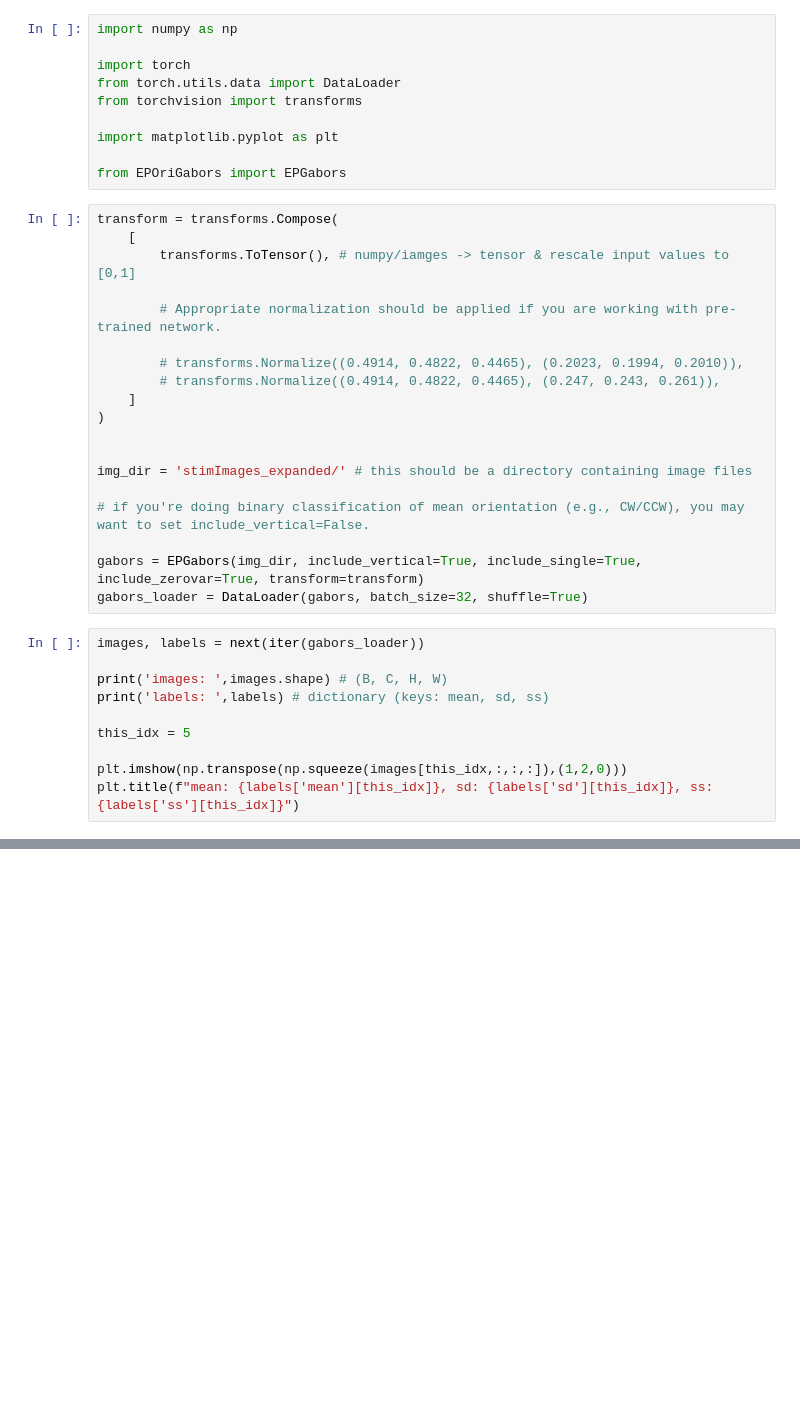
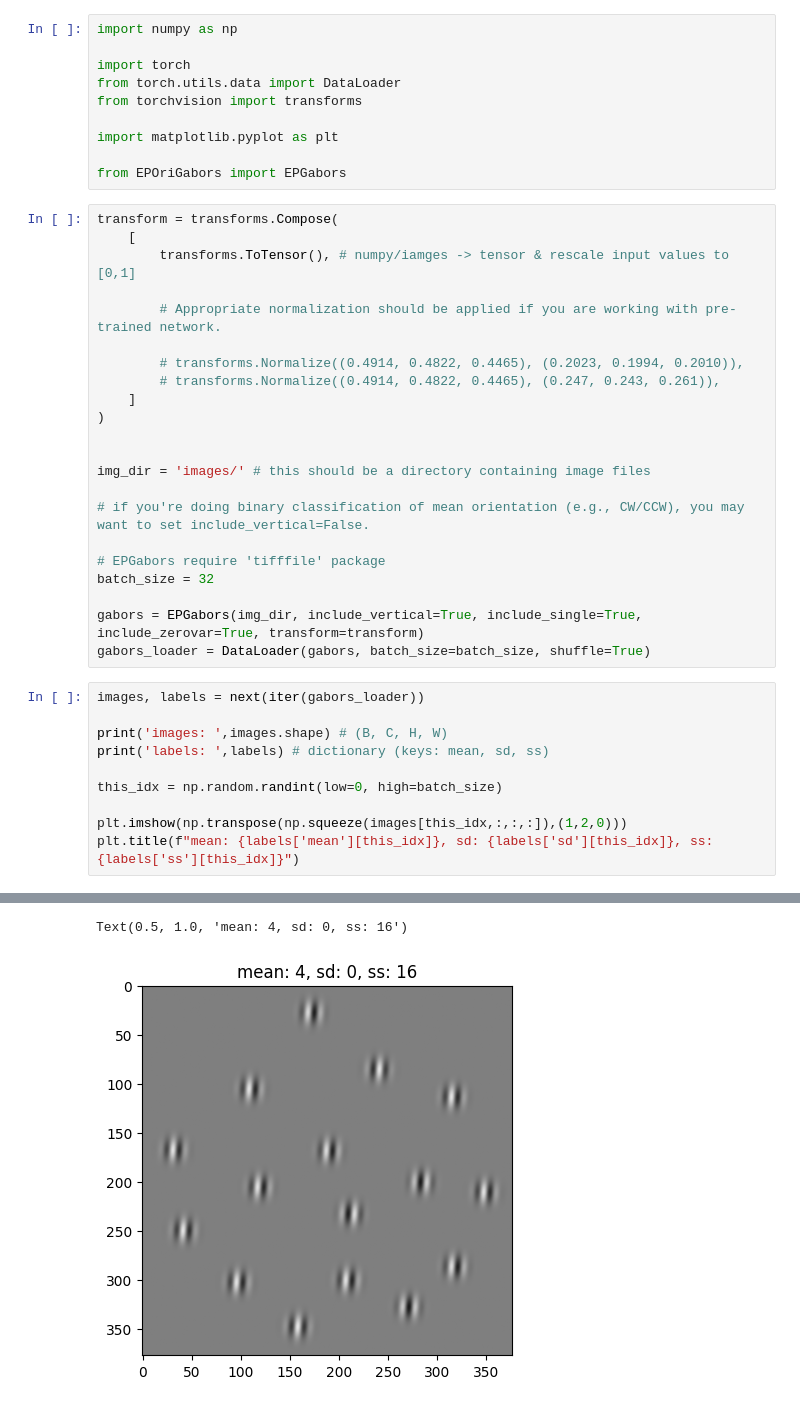
Before and after one commit to JinhyeokJeong/EPGabors, a Jupyter notebook: demo.ipynb, the cells around one changed output, grey strips where cells are left out. Drawn from its saved outputs; the diff is of its cells as text; blank space fills up the shorter version.

```diff
--- a/demo.ipynb
+++ b/demo.ipynb
@@ -21,19 +21,23 @@ transform = transforms.Compose(
 )
 
 
-img_dir = 'stimImages_expanded/' # this should be a directory containing image files
+img_dir = 'images/' # this should be a directory containing image files
 
 # if you're doing binary classification of mean orientation (e.g., CW/CCW), you may want to set include_vertical=False.
 
+# EPGabors require 'tifffile' package
+batch_size = 32
+
 gabors = EPGabors(img_dir, include_vertical=True, include_single=True, include_zerovar=True, transform=transform)
-gabors_loader = DataLoader(gabors, batch_size=32, shuffle=True)
+gabors_loader = DataLoader(gabors, batch_size=batch_size, shuffle=True)
 # %%
 images, labels = next(iter(gabors_loader))
 
 print('images: ',images.shape) # (B, C, H, W)
 print('labels: ',labels) # dictionary (keys: mean, sd, ss)
 
-this_idx = 5
+this_idx = np.random.randint(low=0, high=batch_size)
 
 plt.imshow(np.transpose(np.squeeze(images[this_idx,:,:,:]),(1,2,0)))
 plt.title(f"mean: {labels['mean'][this_idx]}, sd: {labels['sd'][this_idx]}, ss: {labels['ss'][this_idx]}")
+# %% [output]
@@ -39,0 +50,2 @@ plt.title(f"mean: {labels['mean'][this_idx]}, sd: {labels['sd'][this_idx]}, ss:
+Text(0.5, 1.0, 'mean: 4, sd: 0, ss: 16')
+[figure, added]
```
Also changed, not shown: parts of 1 cell of this notebook.
